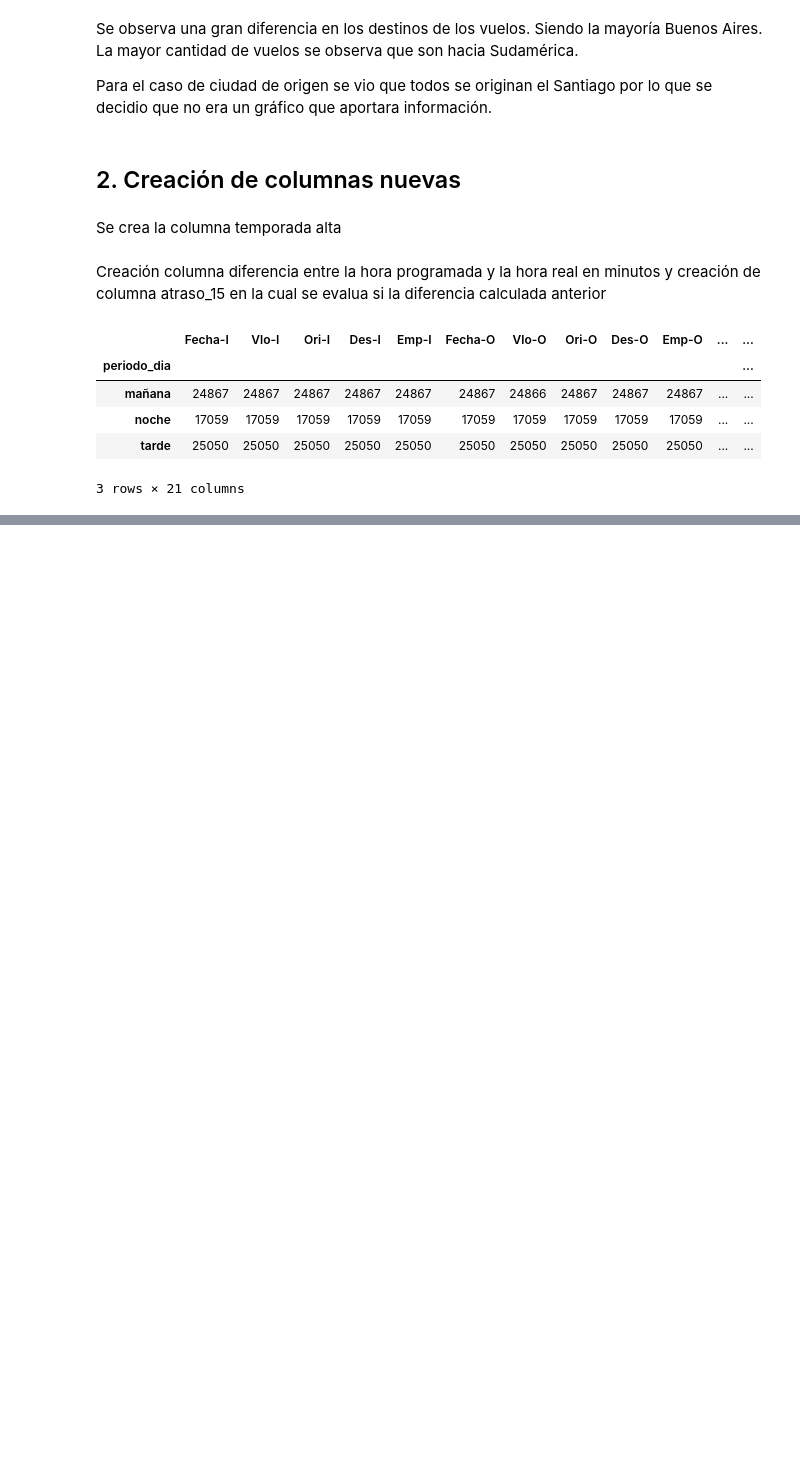
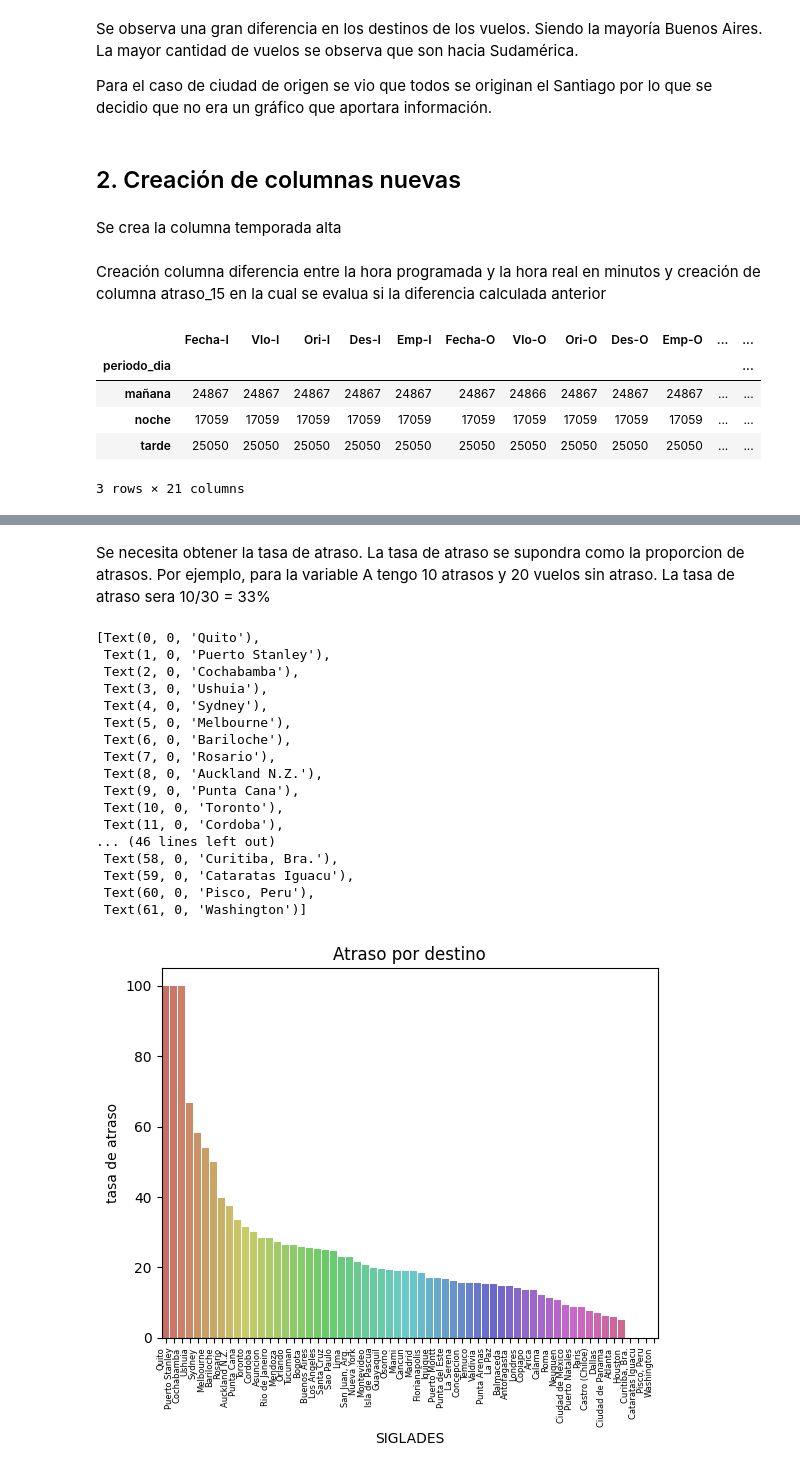
Before and after one commit to flopidopi23/Challege_Latam_data_science, a Jupyter notebook: Prueba_DS_LATAM.ipynb, the cells around one changed output, grey strips where cells are left out. Drawn from its saved outputs; the diff is of its cells as text; code cells hidden in the pictures; blank space fills up the shorter version.

Commit message:
Creacion graficos por atraso y add cv

```diff
--- a/Prueba_DS_LATAM.ipynb
+++ b/Prueba_DS_LATAM.ipynb
@@ -195,0 +211,42 @@ syntetic_data.to_csv('syntetic_features.csv')
+# %% [markdown]
+Se necesita obtener la tasa de atraso. La tasa de atraso se supondra como la proporcion de atrasos. Por ejemplo, para la variable A tengo 10 atrasos y 20 vuelos sin atraso. La tasa de atraso sera 10/30 = 33%
+# %%
+def tasa_atraso(df,columna):
+    a = data[[columna,'atraso_15','Fecha-I']].groupby([columna,'atraso_15']).count().unstack(fill_value=0).stack()
+    a= a.reset_index()
+    #print(a[a['SIGLADES']=='Ciudad de Mexico'])
+    b = a[[columna,'Fecha-I']].groupby([columna]).agg('sum').reset_index()
+    #print(b[b['SIGLADES']=='Ciudad de Mexico'])
+    a = a[a['atraso_15']==1].reset_index()
+    a = a.drop(columns='index',axis=1)
+    #print(a[a['SIGLADES']=='Ciudad de Mexico'])
+    atraso = pd.DataFrame()
+    atraso[columna] = a[columna]
+    atraso['Atrasos'] = a['Fecha-I']
+    atraso['cantidad_vuelos'] = b['Fecha-I']
+    atraso['tasa'] = 100*(atraso['Atrasos']/atraso['cantidad_vuelos'])
+    return atraso
+# %%
+aux = tasa_atraso(data,'SIGLADES').sort_values('tasa', ascending=False)
+graph= sn.barplot(x = 'SIGLADES',y = 'tasa',data=aux,palette='hls')
+graph.set(title='Atraso por destino',ylabel ='tasa de atraso')
+graph.set_xticklabels(graph.get_xticklabels(), rotation=90, horizontalalignment='right', fontsize=6)
+# %% [output]
+[Text(0, 0, 'Quito'),
+ Text(1, 0, 'Puerto Stanley'),
+ Text(2, 0, 'Cochabamba'),
+ Text(3, 0, 'Ushuia'),
+ Text(4, 0, 'Sydney'),
+ Text(5, 0, 'Melbourne'),
+ Text(6, 0, 'Bariloche'),
+ Text(7, 0, 'Rosario'),
+ Text(8, 0, 'Auckland N.Z.'),
+ Text(9, 0, 'Punta Cana'),
+ Text(10, 0, 'Toronto'),
+ Text(11, 0, 'Cordoba'),
+... (46 lines left out)
+ Text(58, 0, 'Curitiba, Bra.'),
+ Text(59, 0, 'Cataratas Iguacu'),
+ Text(60, 0, 'Pisco, Peru'),
+ Text(61, 0, 'Washington')]
+[figure, added]
```
Also changed, not shown: parts of 17 cells of this notebook, 1 other file.
